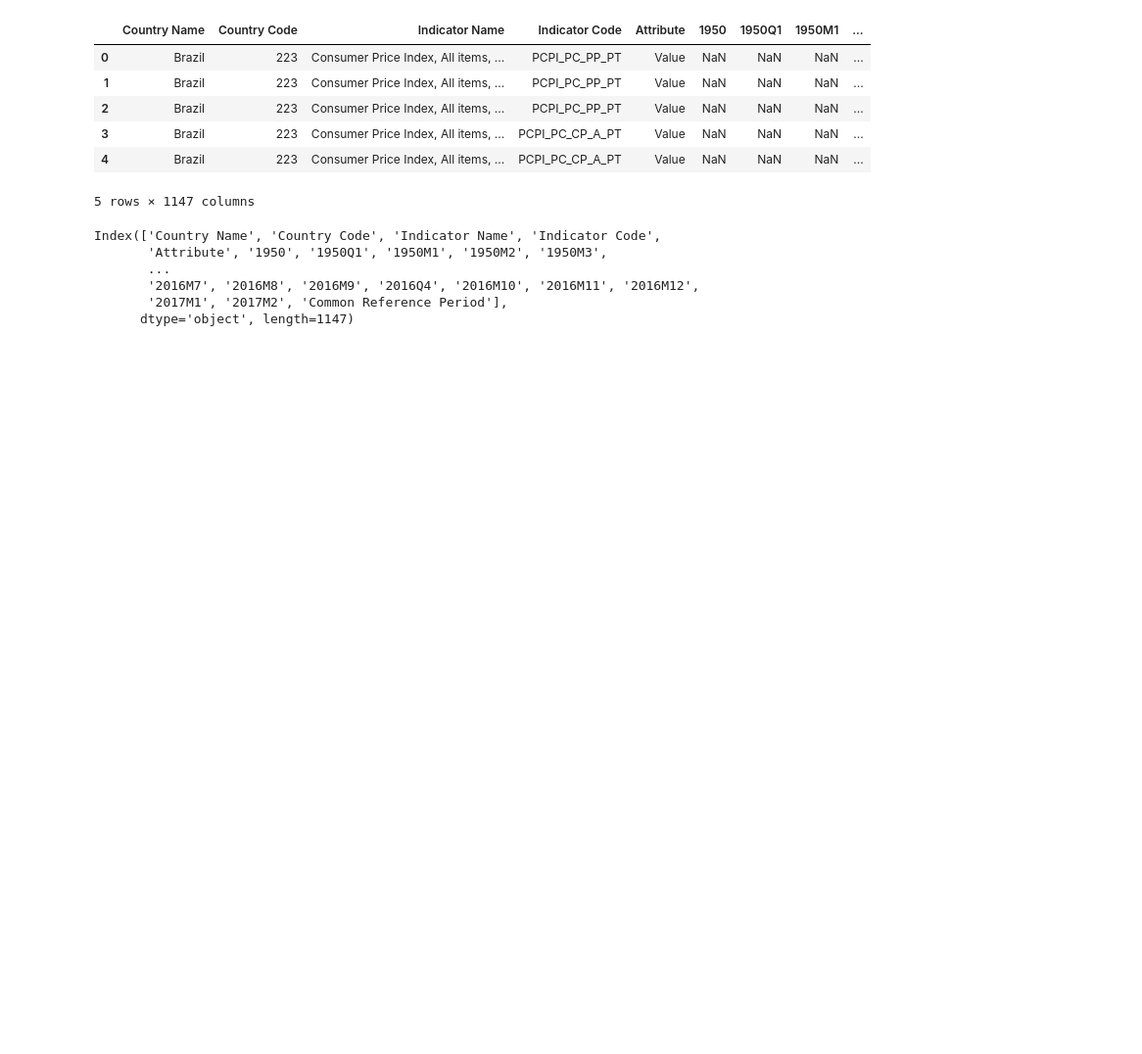
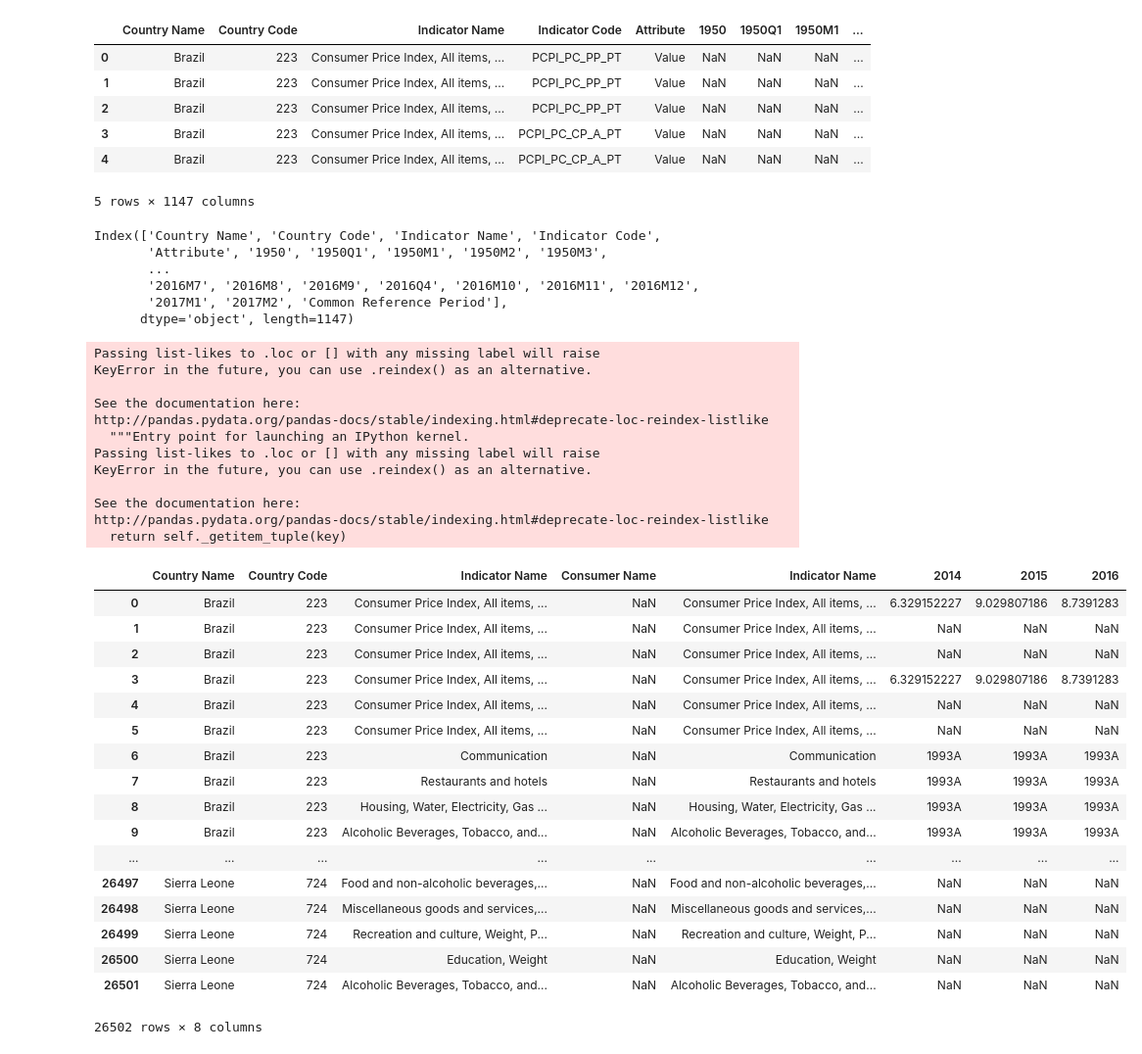
Before and after one commit to vietti09/branch_test, a Jupyter notebook: ConsumerPriceIndex.ipynb, the cells around one changed output. Shown at 98% size. Cells and saved outputs as stored; diff of their text form; code cells hidden in the pictures; blank space fills up the shorter version.

Commit message:
updated consumer price files

```diff
--- a/ConsumerPriceIndex.ipynb
+++ b/ConsumerPriceIndex.ipynb
@@ -25,4 +25,36 @@ Index(['Country Name', 'Country Code', 'Indicator Name', 'Indicator Code',
        '2017M1', '2017M2', 'Common Reference Period'],
       dtype='object', length=1147)
 # %%
-cpi_df=[:, ['Country Name', 'Country Code', 'Indicator Name', 'Consumer Name', 'Indicator Name', '', '2015','2016']]
+cpi_df= raw_cpi_df.loc[:,['Country Name', 'Country Code', 'Indicator Name', 'Consumer Name', 'Indicator Name', '2014', '2015','2016']]
+cpi_df
+# %% [output]
+Passing list-likes to .loc or [] with any missing label will raise
+KeyError in the future, you can use .reindex() as an alternative.
+
+See the documentation here:
+http://pandas.pydata.org/pandas-docs/stable/indexing.html#deprecate-loc-reindex-listlike
+  """Entry point for launching an IPython kernel.
+Passing list-likes to .loc or [] with any missing label will raise
+KeyError in the future, you can use .reindex() as an alternative.
+
+See the documentation here:
+http://pandas.pydata.org/pandas-docs/stable/indexing.html#deprecate-loc-reindex-listlike
+  return self._getitem_tuple(key)
+|  | Country Name | Country Code | Indicator Name | Consumer Name | Indicator Name | 2014 | 2015 | 2016 |
+| 0 | Brazil | 223 | Consumer Price Index, All items, ... | NaN | Consumer Price Index, All items, ... | 6.329152227 | 9.029807186 | 8.7391283 |
+| 1 | Brazil | 223 | Consumer Price Index, All items, ... | NaN | Consumer Price Index, All items, ... | NaN | NaN | NaN |
+| 2 | Brazil | 223 | Consumer Price Index, All items, ... | NaN | Consumer Price Index, All items, ... | NaN | NaN | NaN |
+| 3 | Brazil | 223 | Consumer Price Index, All items, ... | NaN | Consumer Price Index, All items, ... | 6.329152227 | 9.029807186 | 8.7391283 |
+| 4 | Brazil | 223 | Consumer Price Index, All items, ... | NaN | Consumer Price Index, All items, ... | NaN | NaN | NaN |
+| 5 | Brazil | 223 | Consumer Price Index, All items, ... | NaN | Consumer Price Index, All items, ... | NaN | NaN | NaN |
+| 6 | Brazil | 223 | Communication | NaN | Communication | 1993A | 1993A | 1993A |
+| 7 | Brazil | 223 | Restaurants and hotels | NaN | Restaurants and hotels | 1993A | 1993A | 1993A |
+| 8 | Brazil | 223 | Housing, Water, Electricity, Gas ... | NaN | Housing, Water, Electricity, Gas ... | 1993A | 1993A | 1993A |
+| 9 | Brazil | 223 | Alcoholic Beverages, Tobacco, and... | NaN | Alcoholic Beverages, Tobacco, and... | 1993A | 1993A | 1993A |
+| ... | ... | ... | ... | ... | ... | ... | ... | ... |
+| 26497 | Sierra Leone | 724 | Food and non-alcoholic beverages,... | NaN | Food and non-alcoholic beverages,... | NaN | NaN | NaN |
+| 26498 | Sierra Leone | 724 | Miscellaneous goods and services,... | NaN | Miscellaneous goods and services,... | NaN | NaN | NaN |
+| 26499 | Sierra Leone | 724 | Recreation and culture, Weight, P... | NaN | Recreation and culture, Weight, P... | NaN | NaN | NaN |
+| 26500 | Sierra Leone | 724 | Education, Weight | NaN | Education, Weight | NaN | NaN | NaN |
+| 26501 | Sierra Leone | 724 | Alcoholic Beverages, Tobacco, and... | NaN | Alcoholic Beverages, Tobacco, and... | NaN | NaN | NaN |
+26502 rows × 8 columns
```
Also changed, not shown: parts of 1 cell of this notebook, 1 other file.
